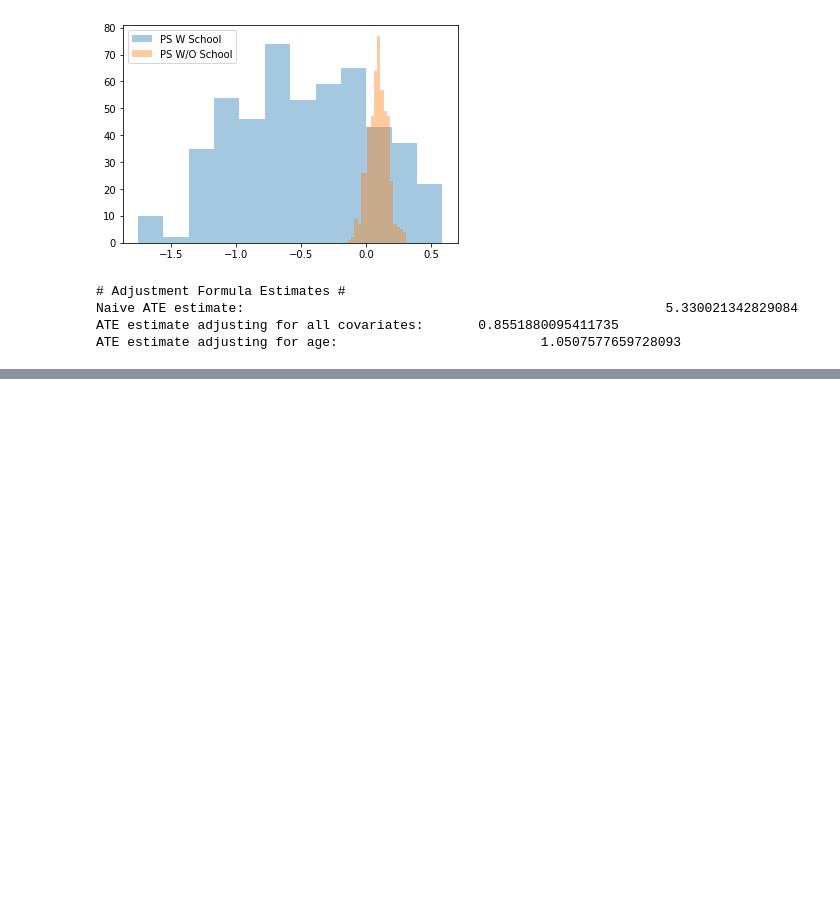
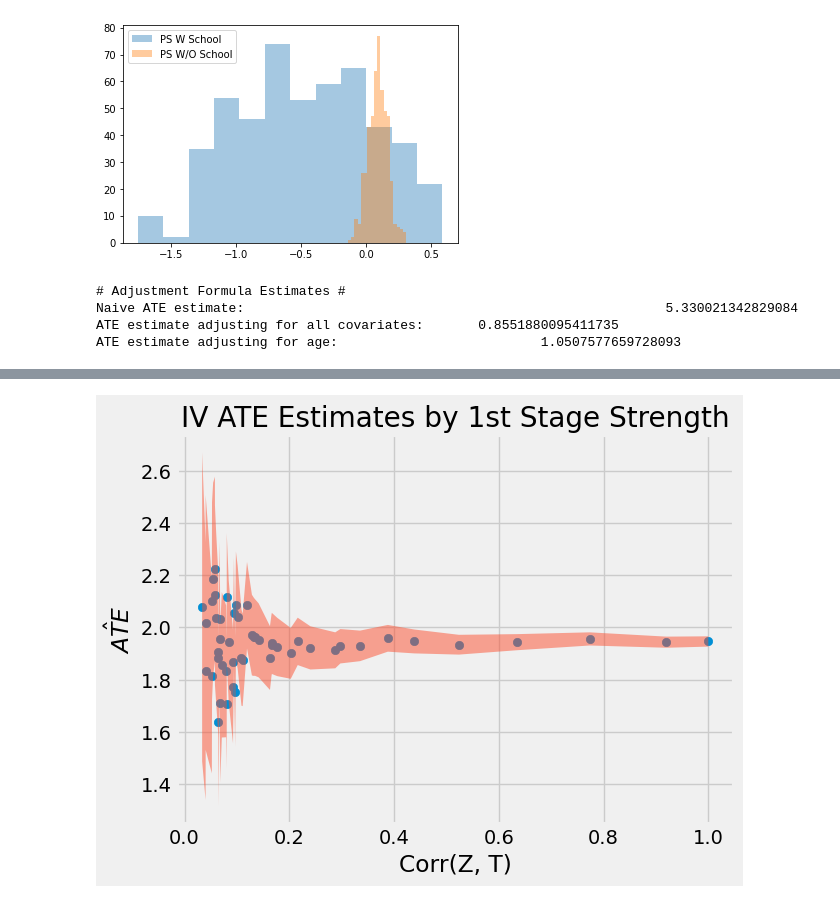
Before and after one commit to vin136/Machine-Learning-Interview-Questions, a Jupyter notebook: nbs/Causal_Inference.ipynb, the cells around one changed output, grey strips where cells are left out. Cells and saved outputs as stored; diff of their text form; code cells hidden in the pictures; blank space fills up the shorter version.

```diff
--- a/nbs/Causal_Inference.ipynb
+++ b/nbs/Causal_Inference.ipynb
@@ -161,0 +252,10 @@ ATE estimate adjusting for age:                          1.0507577659728093
+# %%
+plt.scatter(plot_data["corr"], plot_data["ate"])
+plt.fill_between(plot_data["corr"],
+                 plot_data["ate"]+1.96*plot_data["se"],
+                 plot_data["ate"]-1.96*plot_data["se"], alpha=.5)
+plt.xlabel("Corr(Z, T)")
+plt.ylabel("$\hat{ATE}$");
+plt.title("IV ATE Estimates by 1st Stage Strength");
+# %% [output]
+[figure, added]
```
Also changed, not shown: parts of 9 cells of this notebook.
